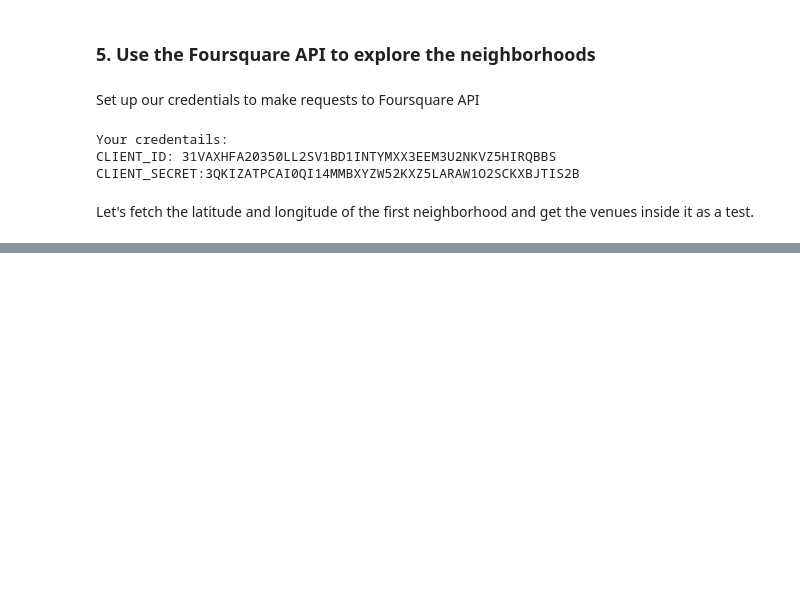
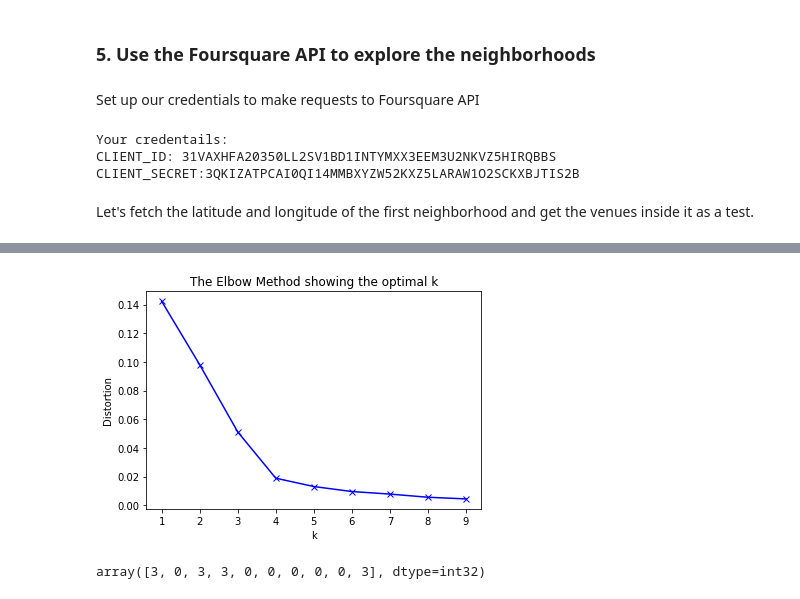
Before and after one commit to aaabduali/Coursera_Capstone, a Jupyter notebook: Workspace in Izmir.ipynb, the cells around one changed output, grey strips where cells are left out. Cells and saved outputs as stored; diff of their text form; code cells hidden in the pictures; blank space fills up the shorter version.

Commit message:
Performed Eucledian and did clustering the neighborhoods

```diff
--- a/Workspace in Izmir.ipynb
+++ b/Workspace in Izmir.ipynb
@@ -264,4 +389,6 @@ izmir_onehot.head()
 # %%
 izmir_grouped = izmir_onehot.groupby('Neighborhood').mean().reset_index()
-print(len(izmir_grouped[izmir_grouped["Park"] > 0]) )
+print(len(izmir_grouped[izmir_grouped["Restaurant"] > 0]) )
 print(len(izmir_grouped[izmir_grouped["Café"] > 0]))
+iz_mall=izmir_grouped[["Neighborhood","Café","Restaurant"]]
+iz_mall
@@ -308,0 +523,35 @@ izmir_test=neighborhoods_venues_sorted[(neighborhoods_venues_sorted['1st Most Co
+# %%
+from scipy.spatial.distance import cdist
+import matplotlib.pyplot as plt
+distortions = []
+K = range(1,10)
+for k in K:
+# set number of clusters
+   # kclusters = 7
+
+    izmir_grouped_clustering =iz_mall.drop('Neighborhood', 1)
+
+# run k-means clustering
+    kmeans = KMeans(n_clusters=k, random_state=0).fit(izmir_grouped_clustering)
+    distortions.append(sum(np.min(cdist(izmir_grouped_clustering, kmeans.cluster_centers_, 'euclidean'), axis=1)) / izmir_grouped_clustering.shape[0])
+plt.plot(K, distortions, 'bx-')
+plt.xlabel('k')
+plt.ylabel('Distortion')
+plt.title('The Elbow Method showing the optimal k')
+plt.show()
+# check cluster labels generated for each row in the dataframe
+#kmeans.labels_[0:10]
+# %% [output]
+[figure, added]
+# %%
+# set number of clusters
+kclusters = 4
+
+izmir_grouped_clustering = iz_mall.drop('Neighborhood', 1)
+
+# run k-means clustering
+kmeans = KMeans(n_clusters=kclusters, random_state=0).fit(izmir_grouped_clustering)
+# check cluster labels generated for each row in the dataframe
+kmeans.labels_[0:10]
+# %% [output]
+array([3, 0, 3, 3, 0, 0, 0, 0, 0, 3], dtype=int32)
```
Also changed, not shown: parts of 24 cells of this notebook.
